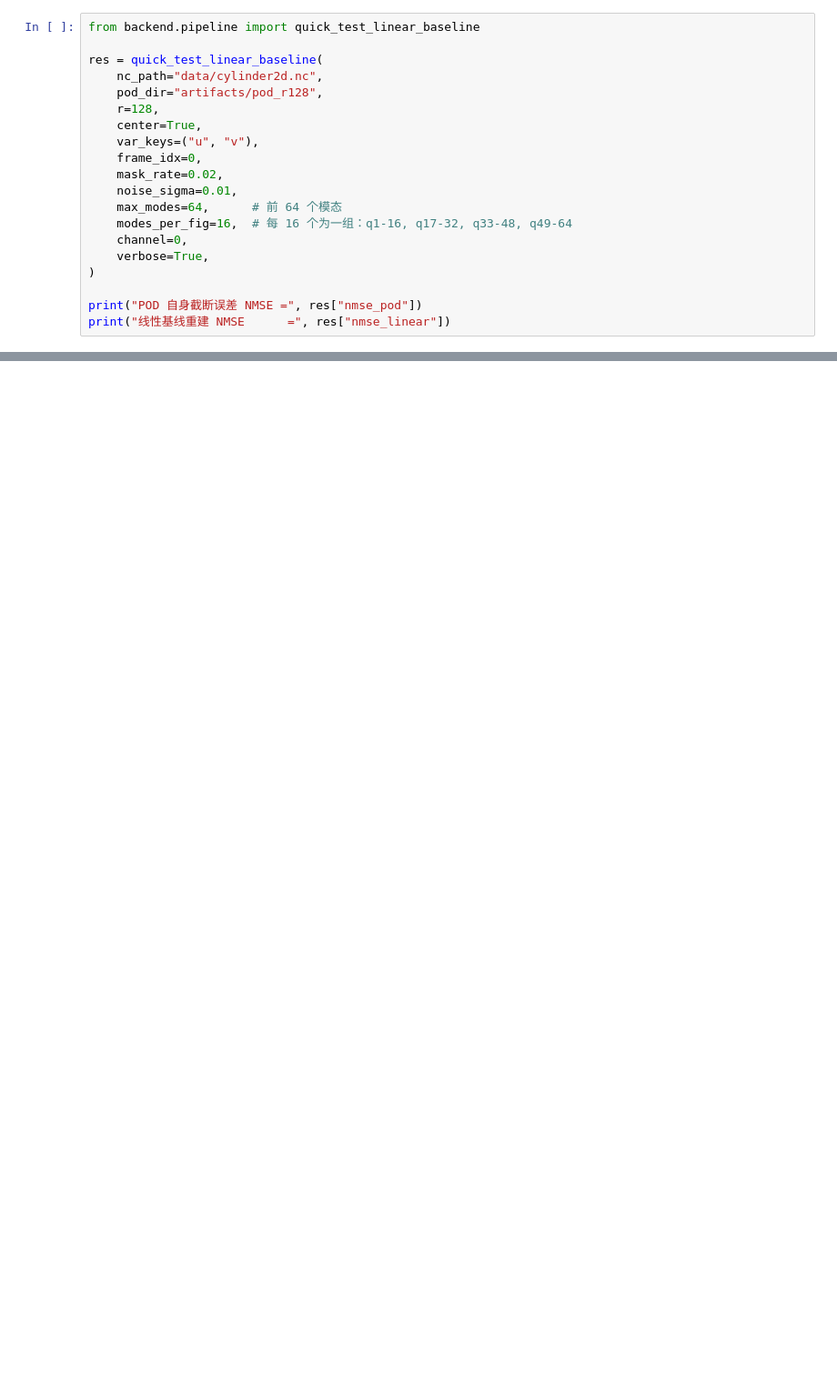
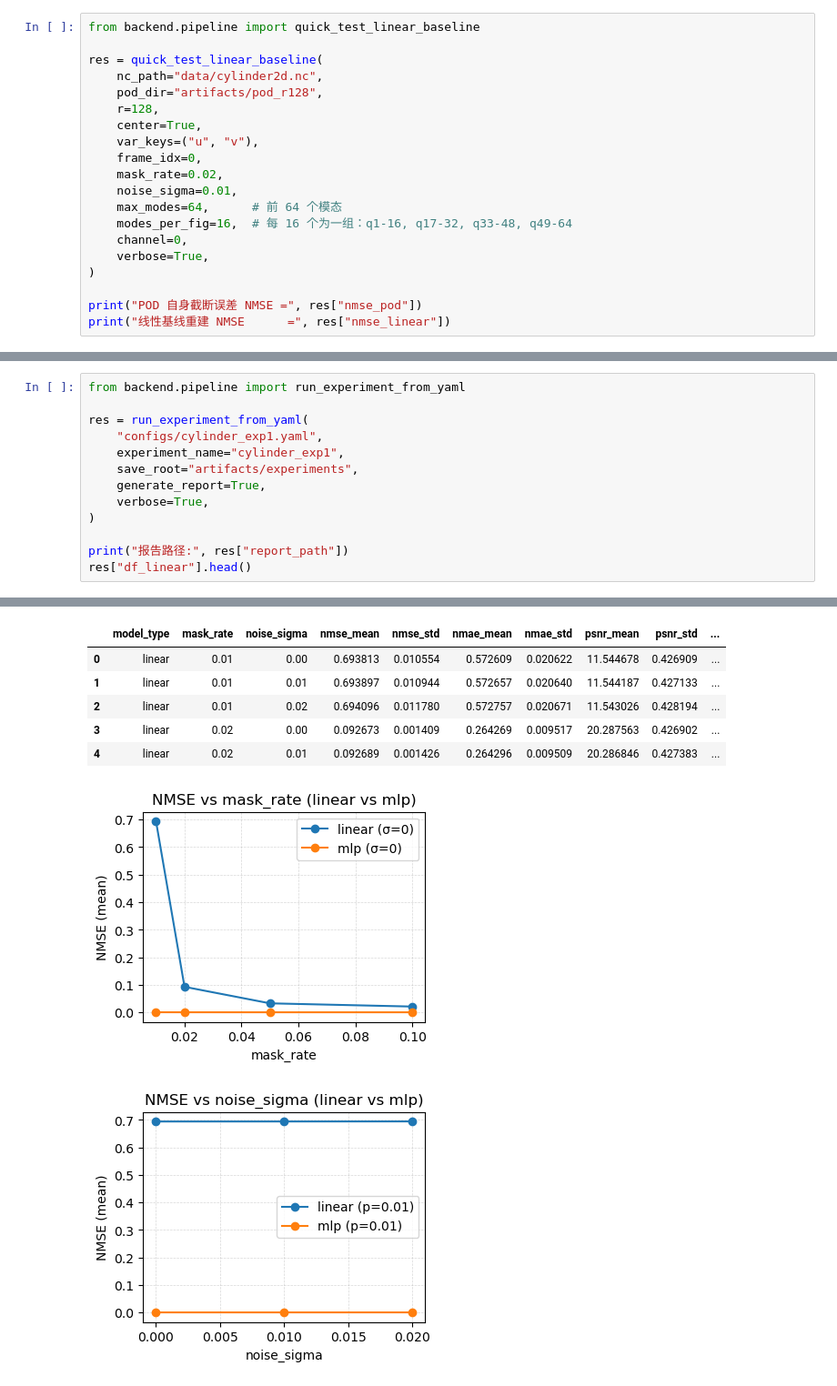
Before and after one commit to Flyingfish812/Ena, a Jupyter notebook: console.ipynb, the cells around one changed output, grey strips where cells are left out. Shown at 91% size. Cells and saved outputs as stored; diff of their text form; blank space fills up the shorter version.

```diff
--- a/console.ipynb
+++ b/console.ipynb
@@ -243,0 +98,14 @@ fig2 = result["fig_nmse_vs_noise"]
+# %%
+from backend.pipeline import run_experiment_from_yaml
+
+res = run_experiment_from_yaml(
+    "configs/cylinder_exp1.yaml",
+    experiment_name="cylinder_exp1",
+    save_root="artifacts/experiments",
+    generate_report=True,
+    verbose=True,
+)
+
+print("报告路径:", res["report_path"])
+res["df_linear"].head()
+# %% [output]
@@ -243,0 +129,8 @@ fig2 = result["fig_nmse_vs_noise"]
+|  | model_type | mask_rate | noise_sigma | nmse_mean | nmse_std | nmae_mean | nmae_std | psnr_mean | psnr_std | ... |
+| 0 | linear | 0.01 | 0.00 | 0.693813 | 0.010554 | 0.572609 | 0.020622 | 11.544678 | 0.426909 | ... |
+| 1 | linear | 0.01 | 0.01 | 0.693897 | 0.010944 | 0.572657 | 0.020640 | 11.544187 | 0.427133 | ... |
+| 2 | linear | 0.01 | 0.02 | 0.694096 | 0.011780 | 0.572757 | 0.020671 | 11.543026 | 0.428194 | ... |
+| 3 | linear | 0.02 | 0.00 | 0.092673 | 0.001409 | 0.264269 | 0.009517 | 20.287563 | 0.426902 | ... |
+| 4 | linear | 0.02 | 0.01 | 0.092689 | 0.001426 | 0.264296 | 0.009509 | 20.286846 | 0.427383 | ... |
+[figure, added]
+[figure, added]
```
Also changed, not shown: parts of 8 cells of this notebook, 5 other files.
